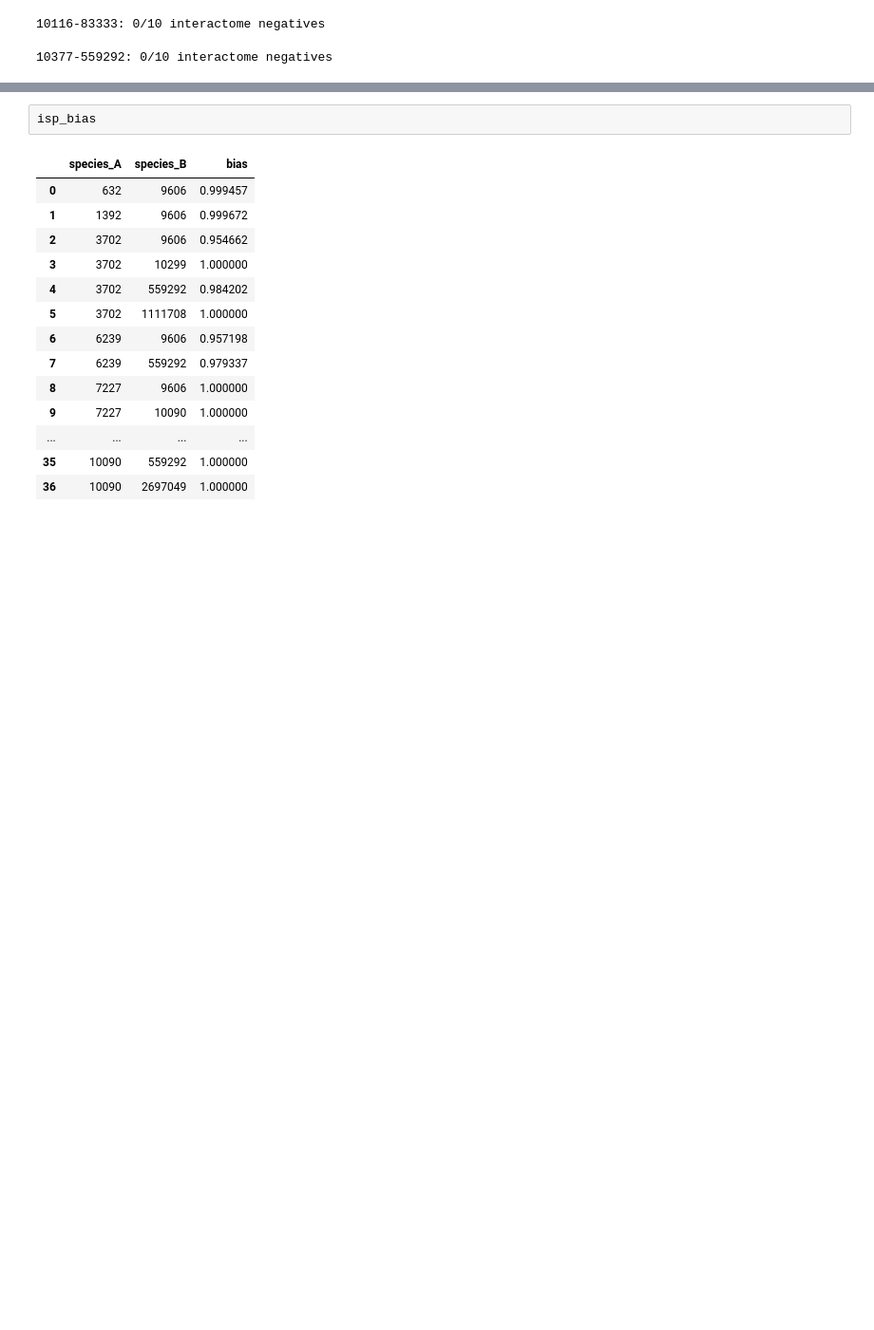
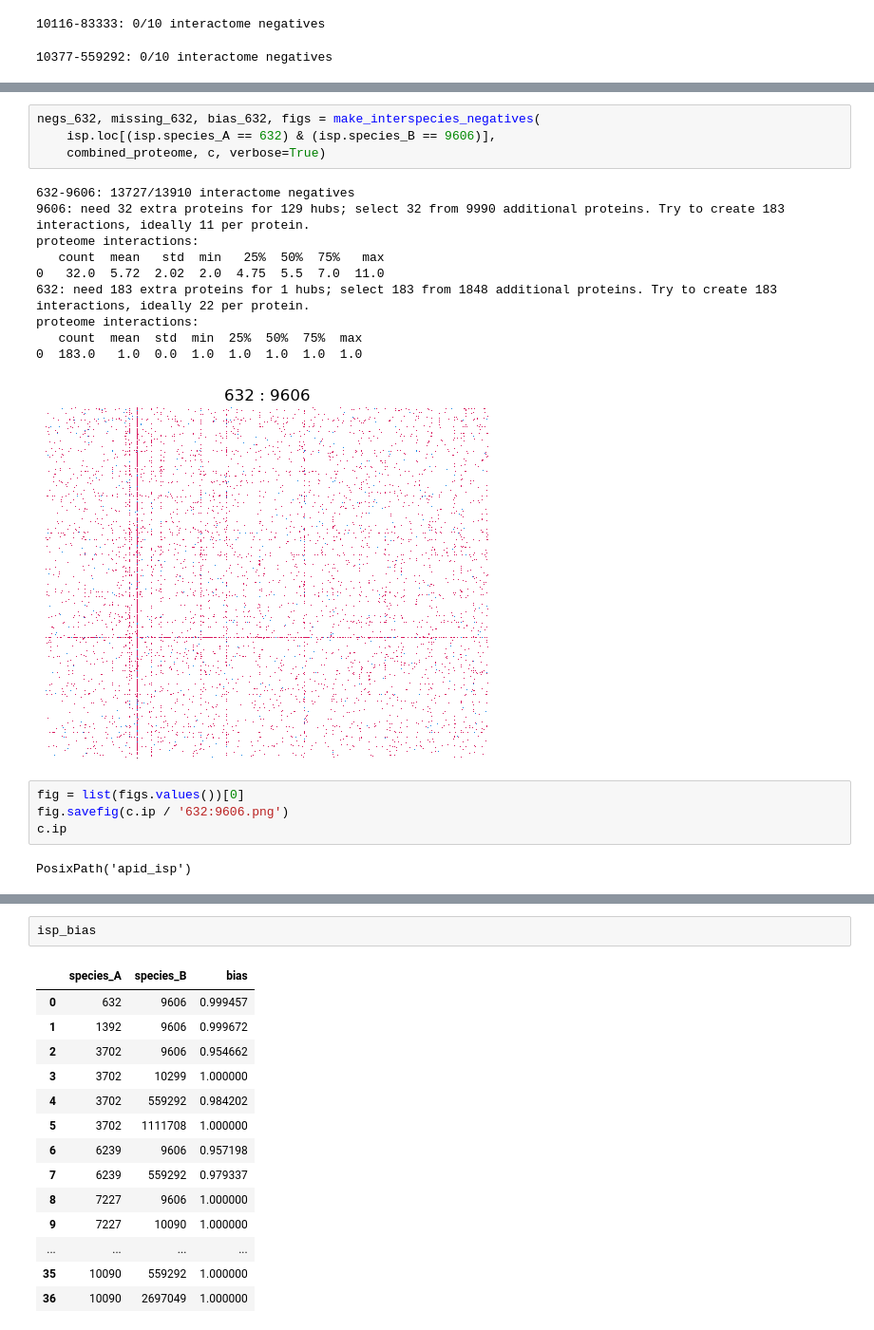
Before and after one commit to lkndl/ppi, a Jupyter notebook: data/ppi_dataset/template/inter_species_set.ipynb, the cells around one changed output, grey strips where cells are left out. Shown: that part at 95% size. Drawn from its saved outputs; the diff is of its cells as text; blank space fills up the shorter version.

```diff
--- a/data/ppi_dataset/template/inter_species_set.ipynb
+++ b/data/ppi_dataset/template/inter_species_set.ipynb
@@ -1009,0 +1022,21 @@ fig.savefig('632:9606.svg')
+# %%
+negs_632, missing_632, bias_632, figs = make_interspecies_negatives(
+    isp.loc[(isp.species_A == 632) & (isp.species_B == 9606)],
+    combined_proteome, c, verbose=True)
+# %% [output]
+632-9606: 13727/13910 interactome negatives
+9606: need 32 extra proteins for 129 hubs; select 32 from 9990 additional proteins. Try to create 183 interactions, ideally 11 per protein.
+proteome interactions:
+   count  mean   std  min   25%  50%  75%   max
+0   32.0  5.72  2.02  2.0  4.75  5.5  7.0  11.0
+632: need 183 extra proteins for 1 hubs; select 183 from 1848 additional proteins. Try to create 183 interactions, ideally 22 per protein.
+proteome interactions:
+   count  mean  std  min  25%  50%  75%  max
+0  183.0   1.0  0.0  1.0  1.0  1.0  1.0  1.0
+[figure, added]
+# %%
+fig = list(figs.values())[0]
+fig.savefig(c.ip / '632:9606.png')
+c.ip
+# %% [output]
+PosixPath('apid_isp')
```
Also changed, not shown: parts of 11 cells of this notebook.
